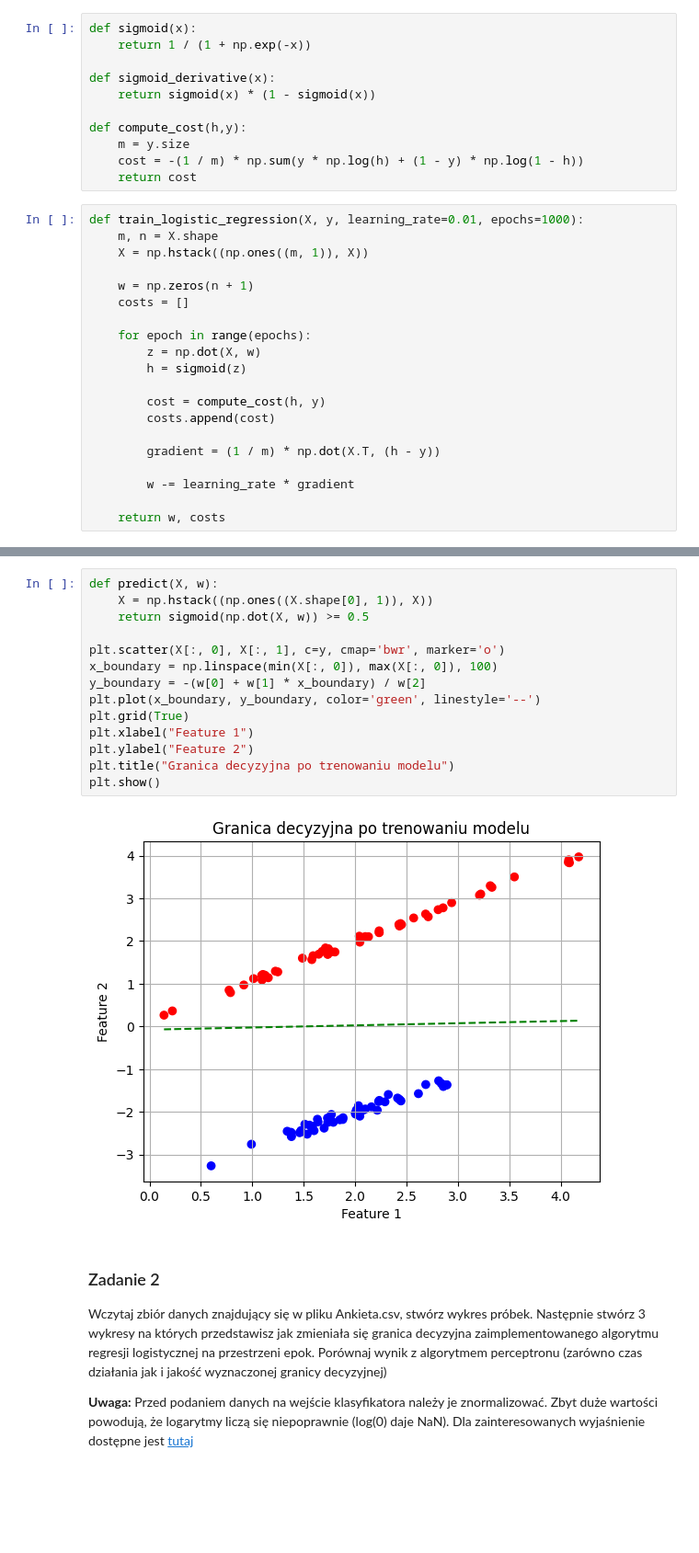
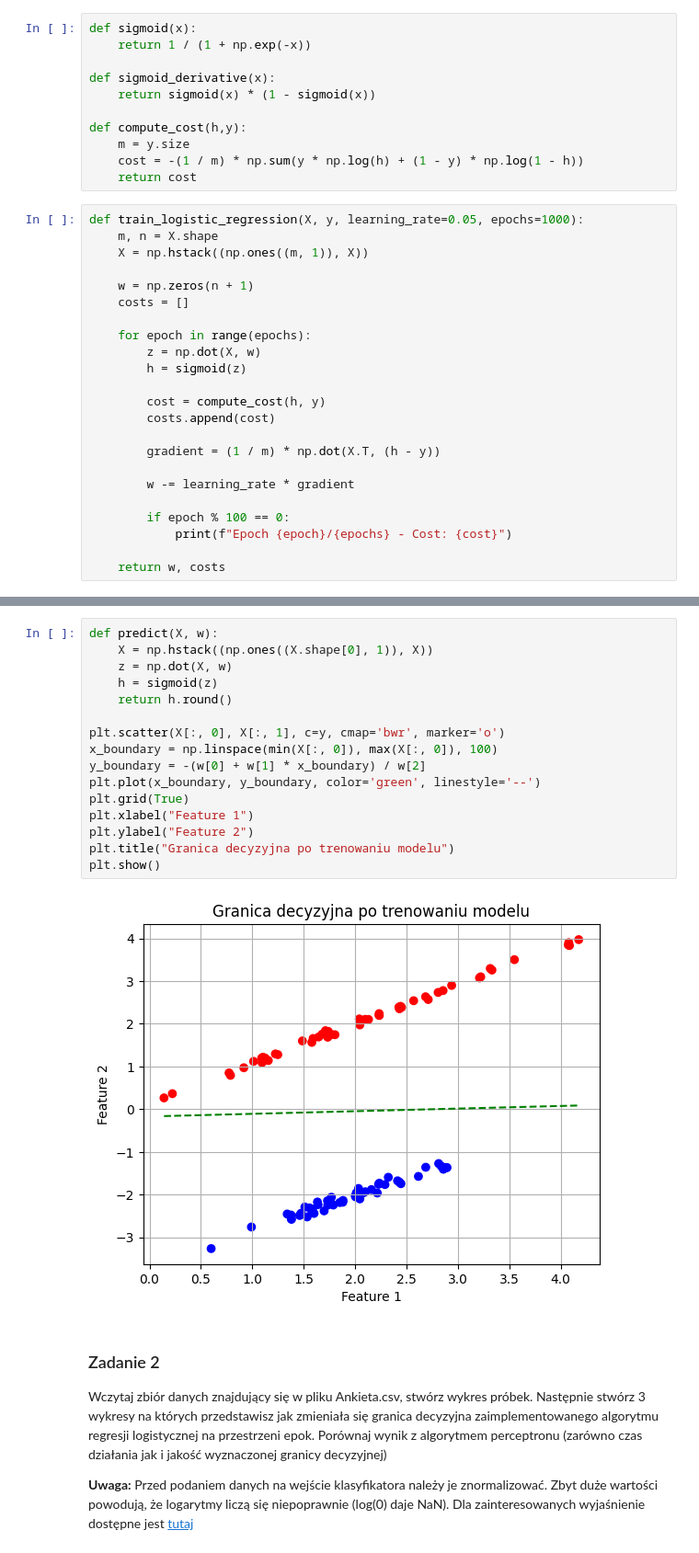
Before and after one commit to Batomet/Logistic_reg, a Jupyter notebook: Logistic_regression.ipynb, the cells around one changed output, grey strips where cells are left out. Shown at 92% size. Saved outputs shown, nothing was run; the diff lists cells and outputs as text; blank space fills up the shorter version.

```diff
--- a/Logistic_regression.ipynb
+++ b/Logistic_regression.ipynb
@@ -125,7 +127,7 @@ def compute_cost(h,y):
     cost = -(1 / m) * np.sum(y * np.log(h) + (1 - y) * np.log(1 - h))
     return cost
 # %%
-def train_logistic_regression(X, y, learning_rate=0.01, epochs=1000):
+def train_logistic_regression(X, y, learning_rate=0.05, epochs=1000):
     m, n = X.shape
     X = np.hstack((np.ones((m, 1)), X))
 
@@ -143,6 +145,9 @@ def train_logistic_regression(X, y, learning_rate=0.01, epochs=1000):
 
         w -= learning_rate * gradient
 
+        if epoch % 100 == 0:
+            print(f"Epoch {epoch}/{epochs} - Cost: {cost}")
+
     return w, costs
 # %%
 w, costs = train_logistic_regression(X, y)
@@ -157,19 +172,21 @@ plt.show()
 # %%
 def predict(X, w):
     X = np.hstack((np.ones((X.shape[0], 1)), X))
-    return sigmoid(np.dot(X, w)) >= 0.5
+    z = np.dot(X, w)
+    h = sigmoid(z)
+    return h.round()
 
 plt.scatter(X[:, 0], X[:, 1], c=y, cmap='bwr', marker='o')
 x_boundary = np.linspace(min(X[:, 0]), max(X[:, 0]), 100)
 y_boundary = -(w[0] + w[1] * x_boundary) / w[2]
 plt.plot(x_boundary, y_boundary, color='green', linestyle='--')
 plt.grid(True)
 plt.xlabel("Feature 1")
 plt.ylabel("Feature 2")
 plt.title("Granica decyzyjna po trenowaniu modelu")
 plt.show()
 # %% [output]
-[figure, old version]
+[figure, new version]
 # %% [markdown]
 ### Zadanie 2
 
```
Also changed, not shown: parts of 16 cells of this notebook.
